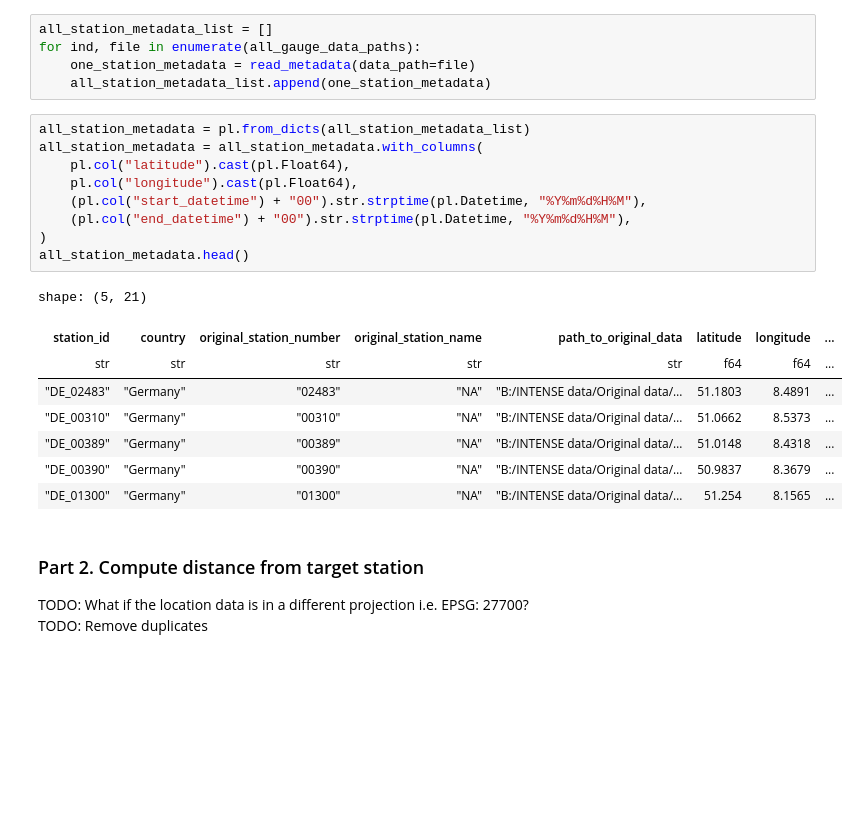
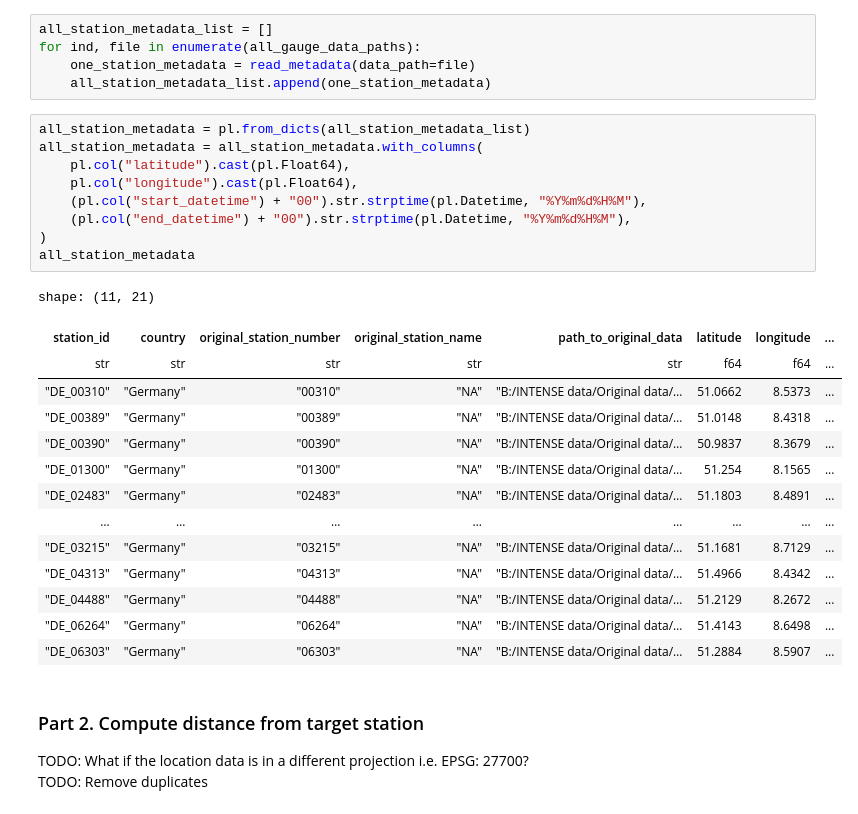
Before and after one commit to Thomasjkeel/RainfallQC-notebooks, a Jupyter notebook: notebooks/neighbour_checks.ipynb, the cells around one changed output. Drawn from its saved outputs; the diff is of its cells as text; blank space fills up the shorter version.

```diff
--- a/notebooks/neighbour_checks.ipynb
+++ b/notebooks/neighbour_checks.ipynb
@@ -155,21 +155,27 @@ for ind, file in enumerate(all_gauge_data_paths):
 # %%
 all_station_metadata = pl.from_dicts(all_station_metadata_list)
 all_station_metadata = all_station_metadata.with_columns(
     pl.col("latitude").cast(pl.Float64),
     pl.col("longitude").cast(pl.Float64),
     (pl.col("start_datetime") + "00").str.strptime(pl.Datetime, "%Y%m%d%H%M"),
     (pl.col("end_datetime") + "00").str.strptime(pl.Datetime, "%Y%m%d%H%M"),
 )
-all_station_metadata.head()
+all_station_metadata
 # %% [output]
-shape: (5, 21)
+shape: (11, 21)
 | station_id | country | original_station_number | original_station_name | path_to_original_data | latitude | longitude | ... |
 | str | str | str | str | str | f64 | f64 | ... |
-| "DE_02483" | "Germany" | "02483" | "NA" | "B:/INTENSE data/Original data/… | 51.1803 | 8.4891 | ... |
 | "DE_00310" | "Germany" | "00310" | "NA" | "B:/INTENSE data/Original data/… | 51.0662 | 8.5373 | ... |
 | "DE_00389" | "Germany" | "00389" | "NA" | "B:/INTENSE data/Original data/… | 51.0148 | 8.4318 | ... |
 | "DE_00390" | "Germany" | "00390" | "NA" | "B:/INTENSE data/Original data/… | 50.9837 | 8.3679 | ... |
 | "DE_01300" | "Germany" | "01300" | "NA" | "B:/INTENSE data/Original data/… | 51.254 | 8.1565 | ... |
+| "DE_02483" | "Germany" | "02483" | "NA" | "B:/INTENSE data/Original data/… | 51.1803 | 8.4891 | ... |
+| … | … | … | … | … | … | … | ... |
+| "DE_03215" | "Germany" | "03215" | "NA" | "B:/INTENSE data/Original data/… | 51.1681 | 8.7129 | ... |
+| "DE_04313" | "Germany" | "04313" | "NA" | "B:/INTENSE data/Original data/… | 51.4966 | 8.4342 | ... |
+| "DE_04488" | "Germany" | "04488" | "NA" | "B:/INTENSE data/Original data/… | 51.2129 | 8.2672 | ... |
+| "DE_06264" | "Germany" | "06264" | "NA" | "B:/INTENSE data/Original data/… | 51.4143 | 8.6498 | ... |
+| "DE_06303" | "Germany" | "06303" | "NA" | "B:/INTENSE data/Original data/… | 51.2884 | 8.5907 | ... |
 # %% [markdown]
 ### Part 2. Compute distance from target station
 TODO: What if the location data is in a different projection i.e. EPSG: 27700?
```
Also changed, not shown: parts of 50 cells of this notebook.
